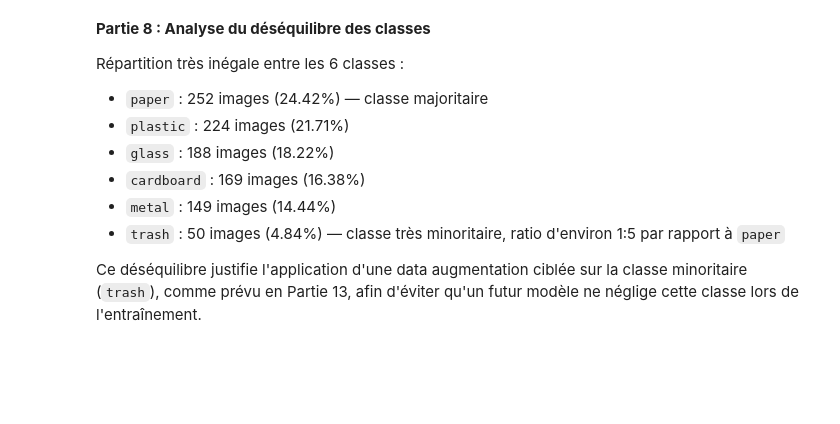
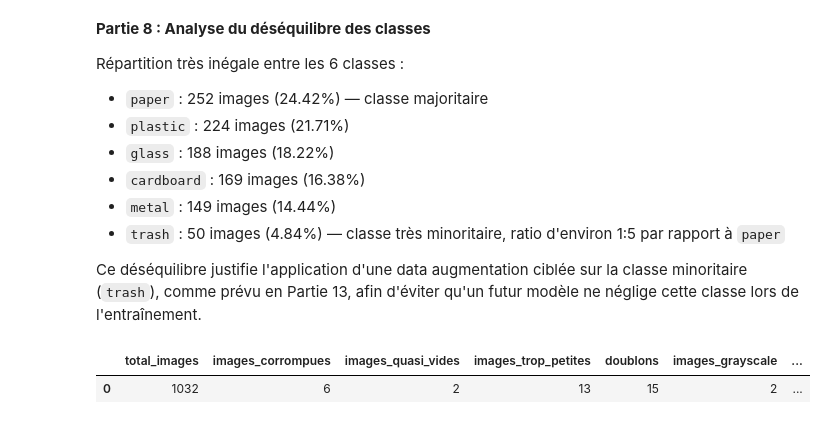
Before and after one commit to Atou-D10/atelier_prepa_donnees_images, a Jupyter notebook: notebooks/atelier_prepa_donnees_images.ipynb, the cells around one changed output. Saved outputs shown, nothing was run; the diff lists cells and outputs as text; code cells hidden in the pictures; blank space fills up the shorter version.

Commit message:
Audit: construction et export de audit_images.csv

```diff
--- a/notebooks/atelier_prepa_donnees_images.ipynb
+++ b/notebooks/atelier_prepa_donnees_images.ipynb
@@ -449,3 +449,21 @@ Répartition très inégale entre les 6 classes :
 - `trash` : 50 images (4.84%) — classe très minoritaire, ratio d'environ 1:5 par rapport à `paper`
 
 Ce déséquilibre justifie l'application d'une data augmentation ciblée sur la classe minoritaire (`trash`), comme prévu en Partie 13, afin d'éviter qu'un futur modèle ne néglige cette classe lors de l'entraînement.
+# %%
+# Construction du fichier d'audit consolidé
+audit = {
+    "total_images": len(df_images),
+    "images_corrompues": df_images['corrompue'].sum(),
+    "images_quasi_vides": len(df_vides),
+    "images_trop_petites": len(images_trop_petites),
+    "doublons": nb_images_en_trop,
+    "images_grayscale": (df_valides['nb_canaux'] == 1).sum(),
+    "images_rgba": (df_valides['nb_canaux'] == 4).sum(),
+    "images_mal_classees": 3  # glass115, cardboard104, glass176/plastic152 (cas ambigu inclus)
+}
+
+df_audit = pd.DataFrame([audit])
+df_audit
+# %% [output]
+|  | total_images | images_corrompues | images_quasi_vides | images_trop_petites | doublons | images_grayscale | ... |
+| 0 | 1032 | 6 | 2 | 13 | 15 | 2 | ... |
```
Also changed, not shown: parts of 1 cell of this notebook, 1 other file.
